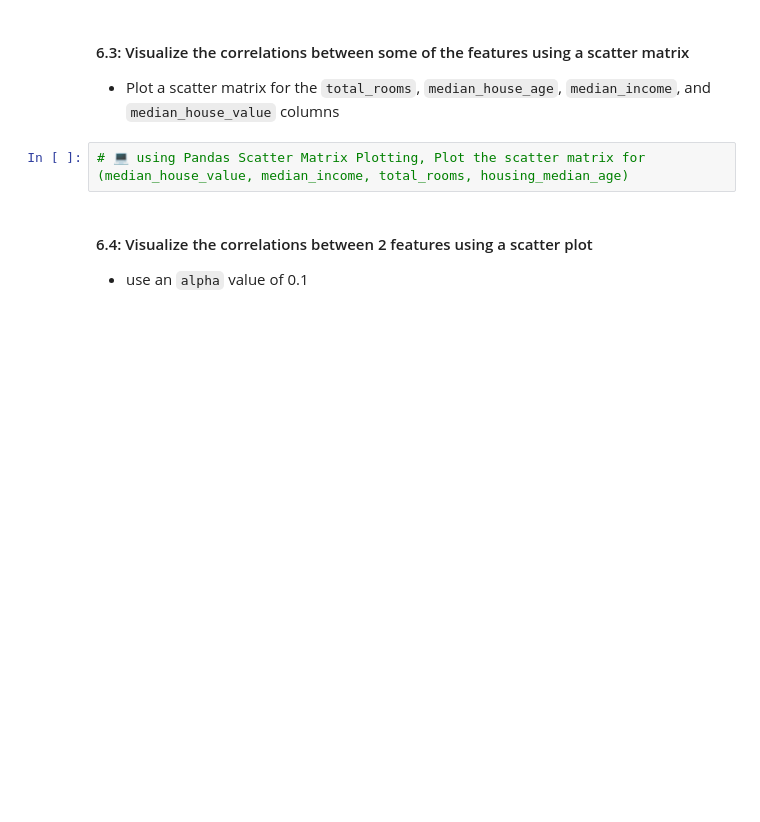
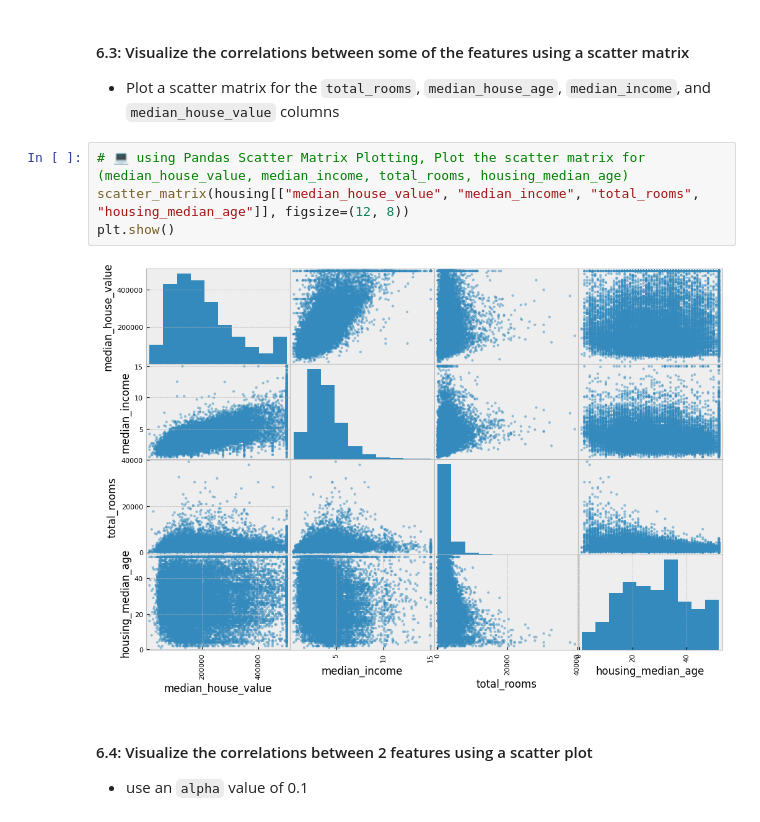
Before and after one commit to IT4063-Spring2025/eda-assignment-ravinayakk, a Jupyter notebook: notebook.ipynb, the cells around one changed output. Drawn from its saved outputs; the diff is of its cells as text; blank space fills up the shorter version.

```diff
--- a/notebook.ipynb
+++ b/notebook.ipynb
@@ -298,6 +302,10 @@ TypeError: DataFrame.drop() got an unexpected keyword argument 'colorbar'
 - Plot a scatter matrix for the `total_rooms`, `median_house_age`, `median_income`, and `median_house_value` columns
 # %%
 # 💻 using Pandas Scatter Matrix Plotting, Plot the scatter matrix for (median_house_value, median_income, total_rooms, housing_median_age)
+scatter_matrix(housing[["median_house_value", "median_income", "total_rooms", "housing_median_age"]], figsize=(12, 8))
+plt.show()
+# %% [output]
+[figure, added]
 # %% [markdown]
 #### 6.4: Visualize the correlations between 2 features using a scatter plot
 - use an `alpha` value of 0.1
```
Also changed, not shown: parts of 5 cells of this notebook.
